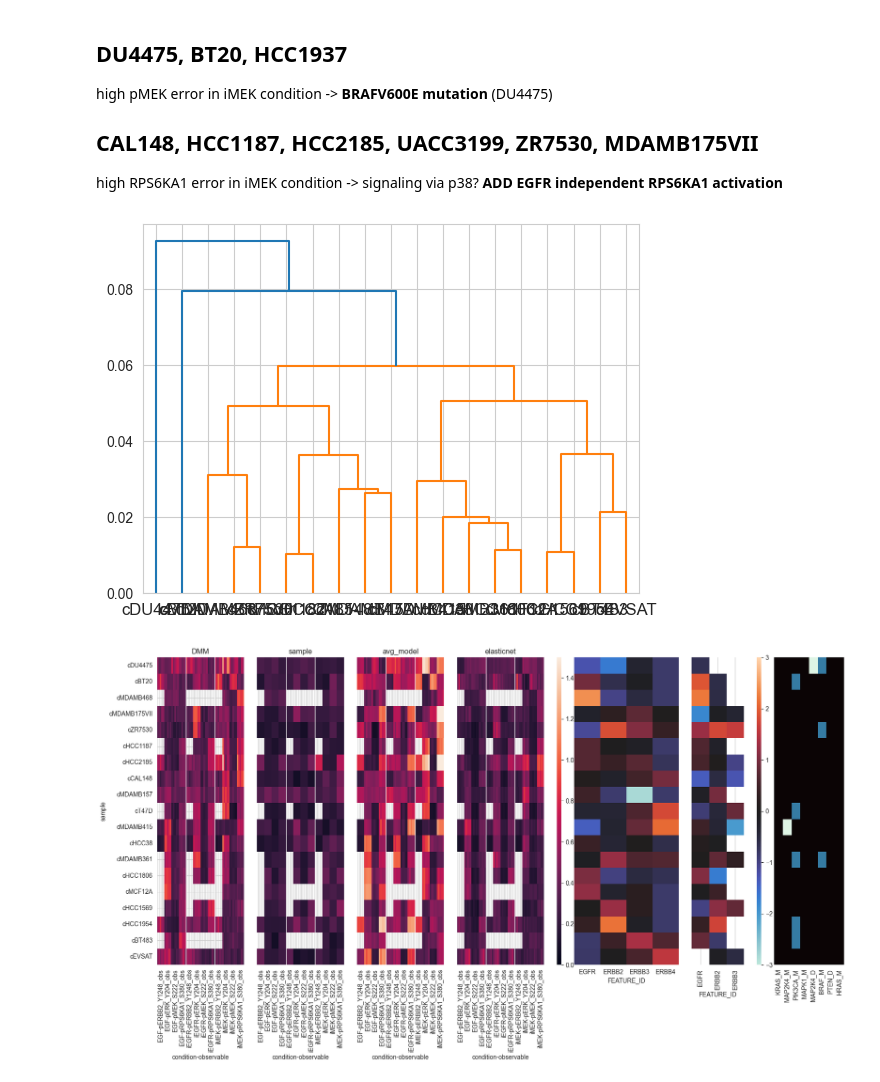
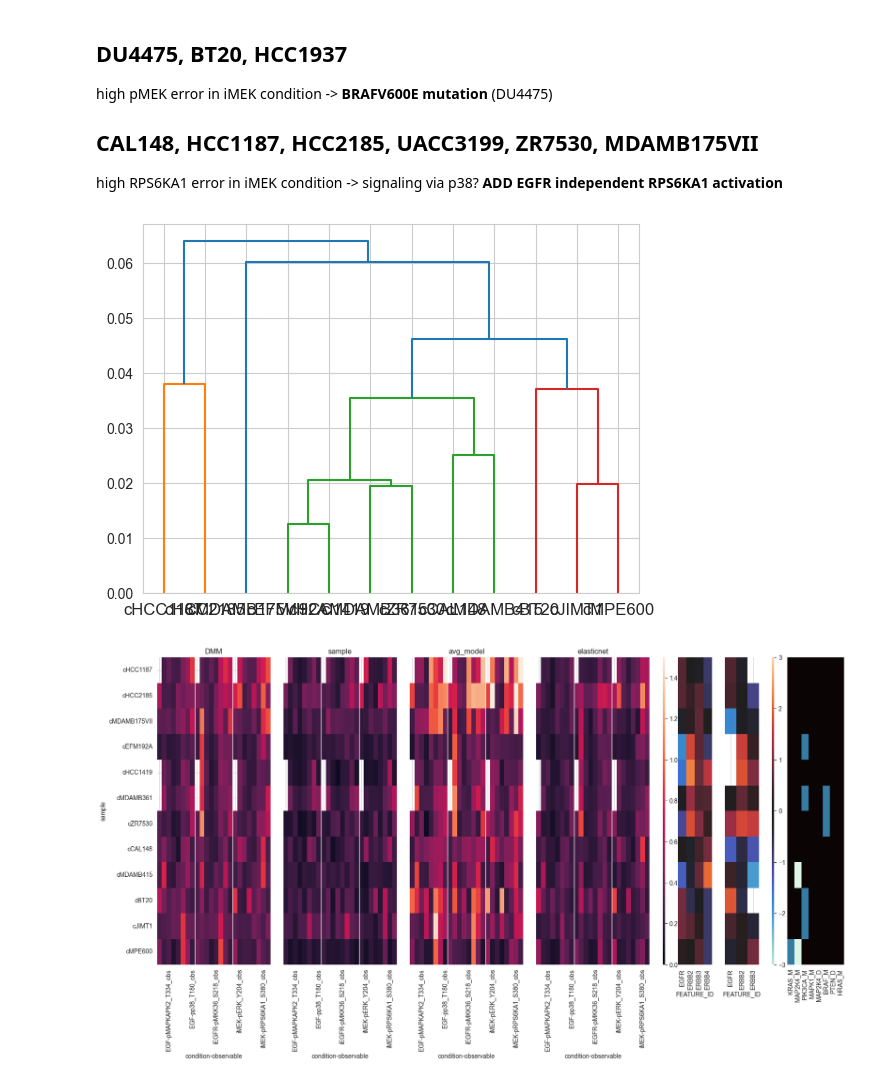
Before and after one commit to frohlich-lab/DeepMechanisticModels, a Jupyter notebook: analyse_rmse.ipynb, the cells around one changed output. Cells and saved outputs as stored; diff of their text form; code cells hidden in the pictures.

```diff
--- a/analyse_rmse.ipynb
+++ b/analyse_rmse.ipynb
@@ -56,10 +56,11 @@ dfprot = df_proteomics.pivot_table(index=petab.PREEQUILIBRATION_CONDITION_ID, va
 # %%
 def plot_residuals(model):
     df = pd.read_csv(f'./eval/{model}/dream_cytof/by_cl_cond_obs.csv', index_col=0)
+    df = df[np.isfinite(df.rmse)]
 
     dfp = pd.pivot_table(df, index='sample', columns=['condition', 'observable', 'samples', 'ref'], values='rmse')
     dfp_dmm = dfp.loc[:, dfp.columns.get_level_values('ref') == 'DMM'].copy()
-    dfp_dmm = dfp_dmm.loc[dfp_dmm.max(axis=1) > 0.5, :]
+    dfp_dmm = dfp_dmm.loc[dfp_dmm.max(axis=1) > 0.8, :]
     annotations = pd.DataFrame(
         {
             key: [file_id_table[file_id_table.cell_line == cell[1:]][key].values[0] for cell in dfp_dmm.index]
@@ -75,7 +76,7 @@ def plot_residuals(model):
 
     fig = plt.figure(figsize=(20, 9))
     n_cols = 9
-    gs = gridspec.GridSpec(1, n_cols, width_ratios=[1]*4 + [0.05,  1.2, 0.6, 0.05, 0.8])  # Narrower last one
+    gs = gridspec.GridSpec(1, n_cols, width_ratios=[1]*4 + [0.02,  0.3, 0.3, 0.02, 0.5])  # Narrower last one
 
     axes = [fig.add_subplot(gs[i]) for i in range(n_cols)]
     for subgroup, ax in zip(
@@ -176,7 +177,7 @@ high pMEK error in iMEK condition -> **BRAFV600E mutation** (DU4475)
 ## CAL148, HCC1187, HCC2185, UACC3199, ZR7530, MDAMB175VII
 high RPS6KA1 error in iMEK condition -> signaling via p38? **ADD EGFR independent RPS6KA1 activation**
 # %%
-plot_residuals('EGFR_MAPK__logobs_tegfr')
+plot_residuals('EGFR_MAPK_P38__logobs')
 # %% [output]
-[figure, old version]
+[figure, new version]
-[figure, old version]
+[figure, new version]
```
Also changed, not shown: parts of 1 cell of this notebook, 2 other files.
